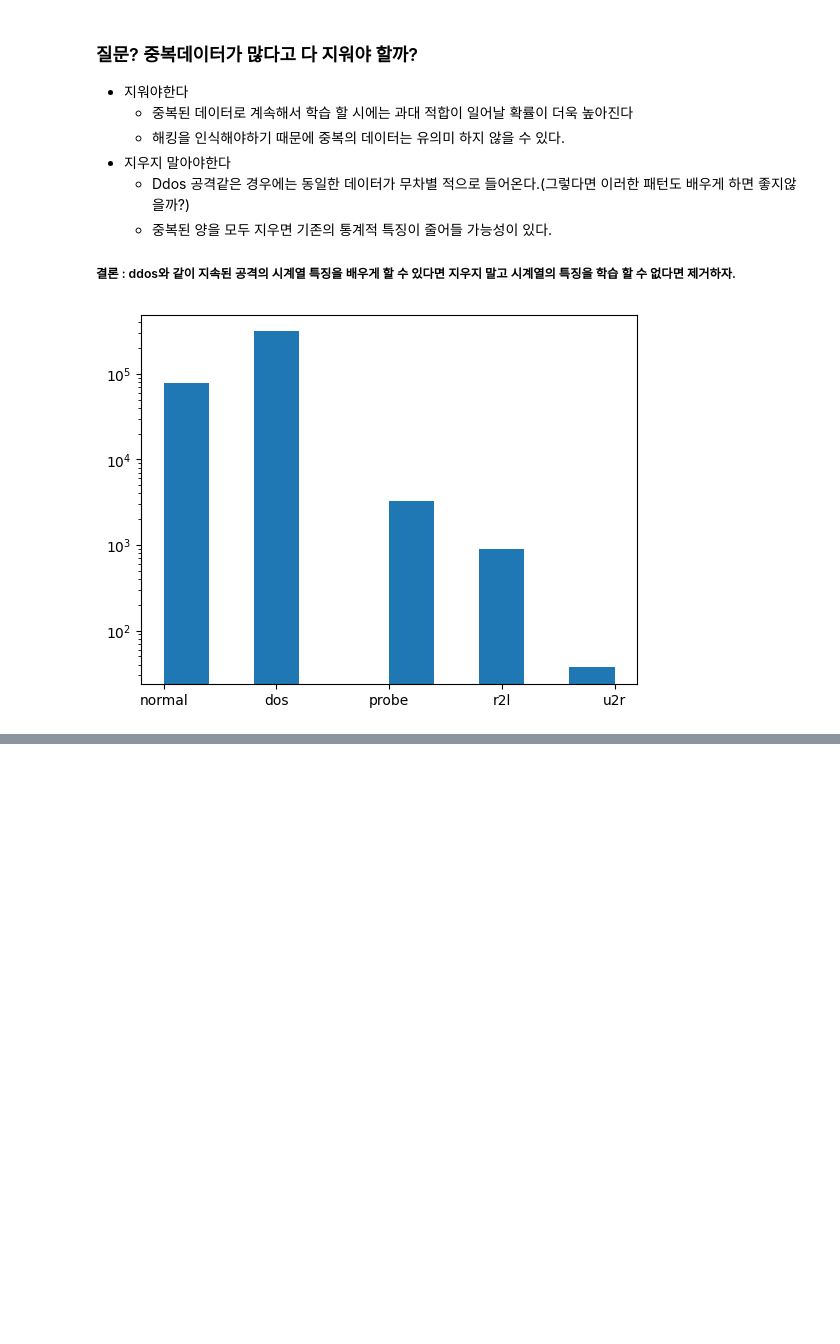
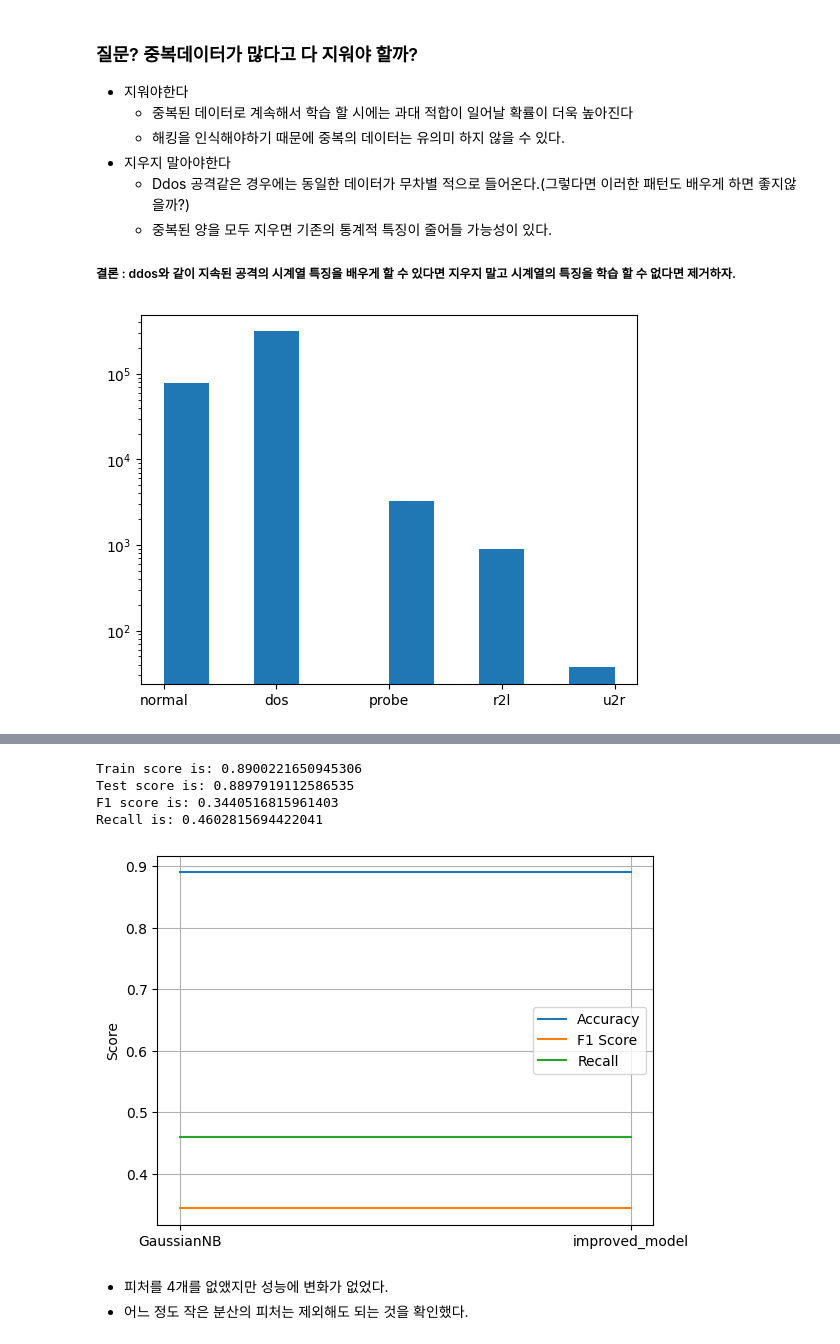
Before and after one commit to alswns/ai_security_assignment1, a Jupyter notebook: main.ipynb, the cells around one changed output, grey strips where cells are left out. Cells and saved outputs as stored; diff of their text form; code cells hidden in the pictures; blank space fills up the shorter version.

```diff
--- a/main.ipynb
+++ b/main.ipynb
@@ -480,0 +463,41 @@ with torch.no_grad():
+# %%
+delete_col=["urgent","num_failed_logins","lsu_attempted","lnum_access_files","dst_host_srv_diff_host_rate"]
+train_x.drop(columns=delete_col, inplace=True)
+test_x.drop(columns=delete_col, inplace=True)
+
+improved_model = GaussianNB()
+improved_model.fit(train_x,train_y)
+
+
+print("Train score is:", improved_model.score(train_x, train_y))
+print("Test score is:",improved_model.score(test_x,test_y))
+pred=improved_model.predict(test_x)
+f1=get_f1_score(test_y, pred)
+print("F1 score is:", f1)
+
+recall=get_recall(test_y, pred)
+print("Recall is:", recall)
+# %% [output]
+Train score is: 0.8900221650945306
+Test score is: 0.8897919112586535
+F1 score is: 0.3440516815961403
+Recall is: 0.4602815694422041
+# %%
+x=[model_name[0],"improved_model"]
+y=[acc_list[0],improved_model.score(test_x,test_y)]
+z=[f1_list[0],f1]
+w=[recall_list[0],recall]
+
+plt.plot(x, y, label='Accuracy')
+plt.plot(x, z, label='F1 Score')
+plt.plot(x, w, label='Recall')
+plt.ylabel('Score')
+
+plt.legend()
+plt.grid(True)
+plt.show()
+# %% [output]
+[figure, added]
+# %% [markdown]
+- 피처를 4개를 없앴지만 성능에 변화가 없었다.
+- 어느 정도 작은 분산의 피처는 제외해도 되는 것을 확인했다.
```
Also changed, not shown: parts of 36 cells of this notebook, 2 other files.
